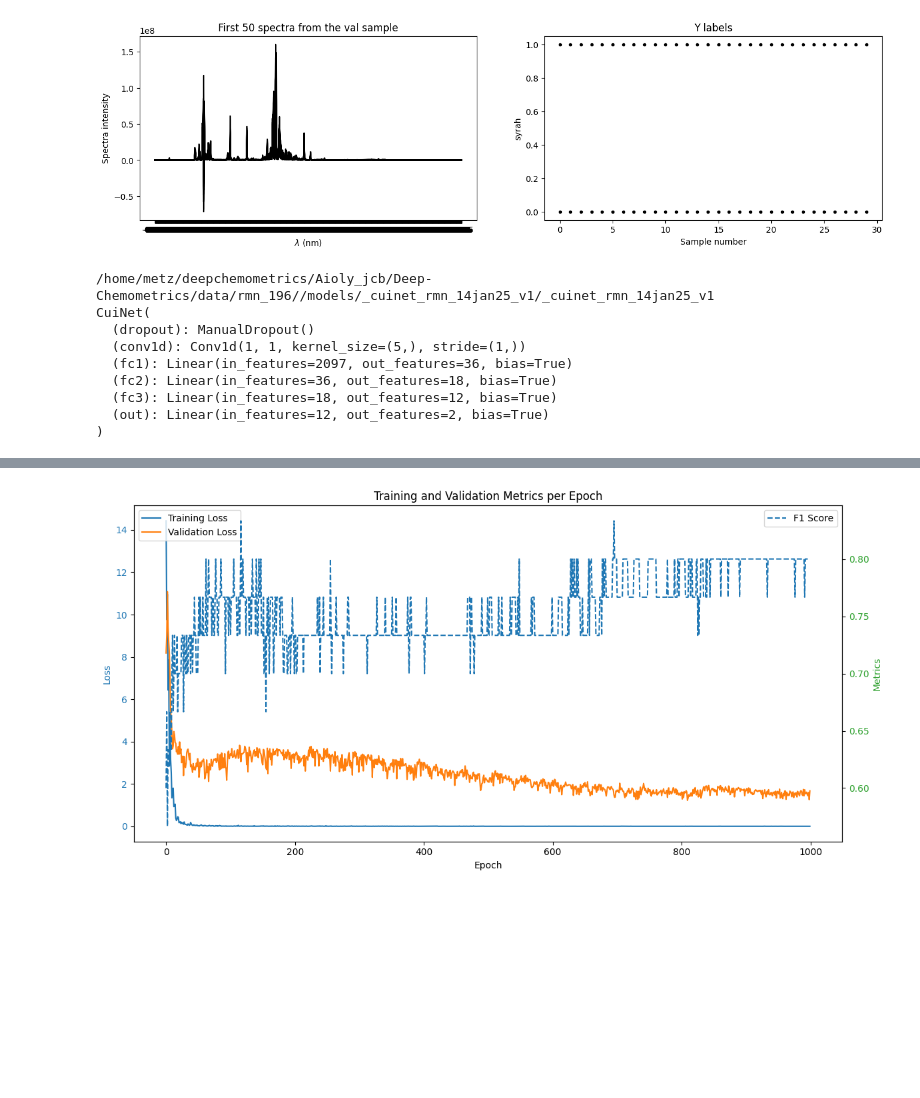
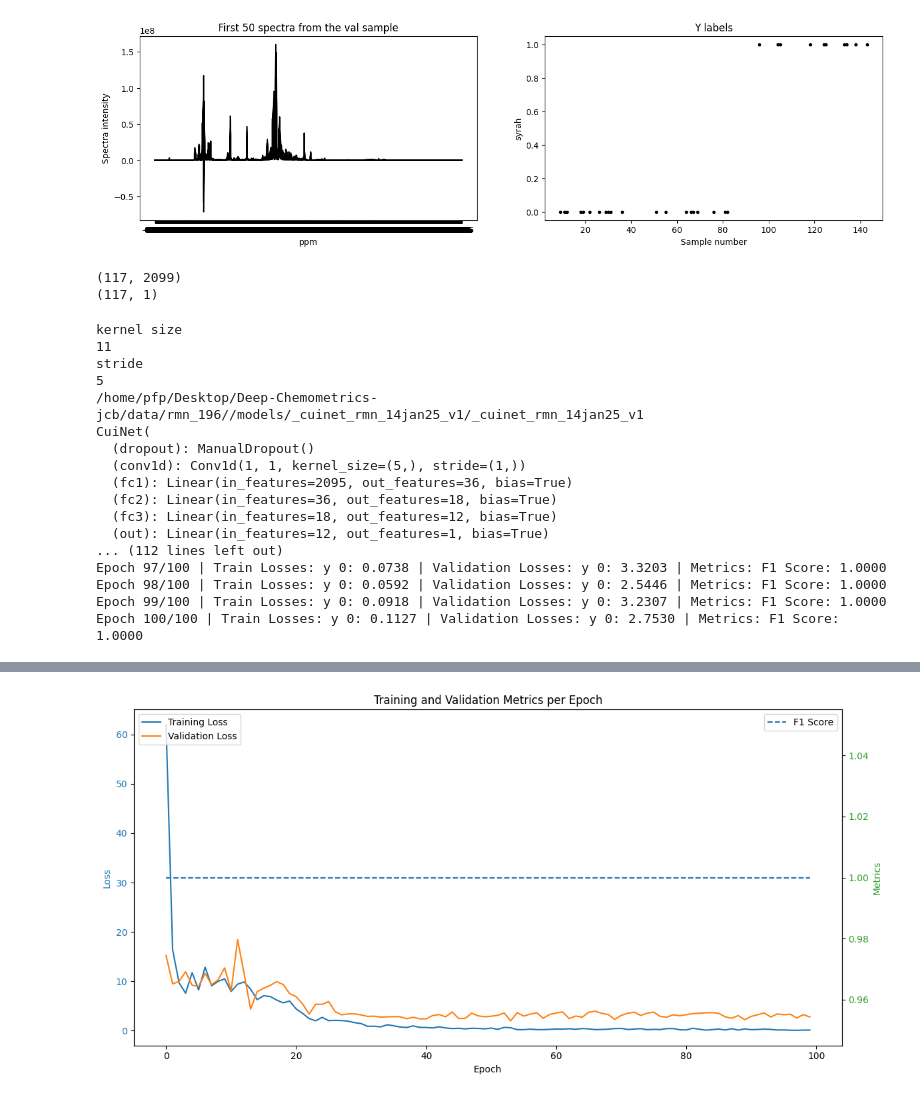
Before and after one commit to TEAM-AIOLY/Deep-Chemometrics, a Jupyter notebook: RMN_JC.ipynb, the cells around one changed output, grey strips where cells are left out. Saved outputs shown, nothing was run; the diff lists cells and outputs as text; code cells hidden in the pictures; blank space fills up the shorter version.

```diff
--- a/RMN_JC.ipynb
+++ b/RMN_JC.ipynb
@@ -54,10 +62,3 @@ Ytest=pd.read_csv(local_path_ytest, sep="\t", header=0)
 
 Ycal=Ycal.iloc[:,1:2]
 Ytest=Ytest.iloc[:,1:2]
-# %%
-print("X and Y training set")
-print(Ycal.shape)
-print(Xcal.shape)
-print("convert to one hot encoding")
-Ycal = np.squeeze(np.eye(2)[Ycal])
-print(Ycal.shape)
@@ -134,4 +177,7 @@ Test set dims X Y = (49, 2101)  (49, 2)
 # %%
+# PAS NECESSAIRE
+
+
 ## Visual data sanity checking for the test set
 plt.figure(figsize=(16,4))
 plt.subplot(1,2,1)
@@ -139,7 +185,7 @@ plt.subplot(1,2,1)
 plt.plot(x_val.T,'k')           # .T est la transposée
 
 plt.title('First 50 spectra from the val sample')
-plt.xlabel(r'$\lambda$ (nm)')
+plt.xlabel(r'ppm')
 plt.ylabel('Spectra intensity')
 plt.subplot(1,2,2)
 plt.title('Y labels')
@@ -148,7 +194,7 @@ plt.xlabel('Sample number')
 plt.ylabel('syrah')
 plt.show()
 # %% [output]
-[figure, old version]
+[figure, new version]
 # %%
 # calculate mean and std per column
 
@@ -165,6 +211,9 @@ y_val=np.array(y_val)
 Xtest=np.array(Xtest)
 Ytest=np.array(Ytest)
 
+print(x_cal.shape)
+print(y_cal.shape)
+
 cal = data_utils.TensorDataset(torch.Tensor(x_cal), torch.Tensor(y_cal))
 cal_loader = data_utils.DataLoader(cal, batch_size=1024, shuffle=True)
 
@@ -173,24 +222,46 @@ val_loader = data_utils.DataLoader(val, batch_size=1024, shuffle=True)
 
 test_dt = data_utils.TensorDataset(torch.Tensor(Xtest), torch.Tensor(Ytest))
 test_loader = data_utils.DataLoader(test_dt, batch_size=1024, shuffle=True)
+# %% [output]
+(117, 2099)
+(117, 1)
 # %%
+#CUINET
+
+from net.base_net import CuiNet
+
+# kernel_size et stride sont définis dans base_net.py / conv. layer
+# et écrasent les valeurs définies dans le script
+# kernel_size=5
+# stride=1
+
+
+print('kernel size')
+print(kernel_size)
+print('stride')
+print(stride)
+
+
+
 # define model parameters
 
-model_name ="_cuinet_rmn_14jan25_v1"
+model_name ="_cuinet"
 spec_dims = x_cal.shape[1]
 LR = 0.01
-num_epochs = 1000
+num_epochs = 100
 save_interval = 10
+out_dims=1
+weight_decay=0.003/2
+dropout=0.1
 
 # repertoire de sauvegarde
-# 14jan25: Deep-Chemometrics-main/data/dataset/Mango/Mango/models/_CuiNet_Mango
-# save_path = os.path.dirname(local_path) + f'/models/{model_name}/' + model_name
+
 save_path = local_path + '/data/rmn_196/' + f'/models/{model_name}/' + model_name
 print(save_path)
 
 # CuiNet est un modèle pré-défini
-model = CuiNet(spec_dims, mean = mean,std = std, out_dims=2)
-optimizer = optim.Adam(model.parameters(), lr=LR, weight_decay=0.003/2)
+model = CuiNet(spec_dims, mean,std,dropout,out_dims)
+optimizer = optim.Adam(model.parameters(), lr=LR, weight_decay=weight_decay)
 criterion = nn.BCEWithLogitsLoss(reduction='none')
 criterion_test =  nn.BCEWithLogitsLoss(reduction='none')
 
@@ -205,12 +276,20 @@ print(model)
 
 train_losses, val_losses,metrics, final_path =train(model, optimizer, criterion, cal_loader, val_loader, num_epochs, save_path=save_path, save_interval=save_interval,classification=True)
 # %% [output]
-/home/metz/deepchemometrics/Aioly_jcb/Deep-Chemometrics/data/rmn_196//models/_cuinet_rmn_14jan25_v1/_cuinet_rmn_14jan25_v1
+kernel size
+11
+stride
+5
+/home/pfp/Desktop/Deep-Chemometrics-jcb/data/rmn_196//models/_cuinet_rmn_14jan25_v1/_cuinet_rmn_14jan25_v1
 CuiNet(
   (dropout): ManualDropout()
   (conv1d): Conv1d(1, 1, kernel_size=(5,), stride=(1,))
-  (fc1): Linear(in_features=2097, out_features=36, bias=True)
+  (fc1): Linear(in_features=2095, out_features=36, bias=True)
   (fc2): Linear(in_features=36, out_features=18, bias=True)
   (fc3): Linear(in_features=18, out_features=12, bias=True)
-  (out): Linear(in_features=12, out_features=2, bias=True)
-)
+  (out): Linear(in_features=12, out_features=1, bias=True)
+... (112 lines left out)
+Epoch 97/100 | Train Losses: y 0: 0.0738 | Validation Losses: y 0: 3.3203 | Metrics: F1 Score: 1.0000
+Epoch 98/100 | Train Losses: y 0: 0.0592 | Validation Losses: y 0: 2.5446 | Metrics: F1 Score: 1.0000
+Epoch 99/100 | Train Losses: y 0: 0.0918 | Validation Losses: y 0: 3.2307 | Metrics: F1 Score: 1.0000
+Epoch 100/100 | Train Losses: y 0: 0.1127 | Validation Losses: y 0: 2.7530 | Metrics: F1 Score: 1.0000
@@ -234,4 +296,4 @@ Epoch 1000/1000 | Train Losses: y 0: 0.0008 | Validation Losses: y 0: 1.6720 | M
-[figure, old version]
+[figure, new version]
 # %%
 
 test(model,final_path,test_loader,classification=True)
```
Also changed, not shown: parts of 20 cells of this notebook.
